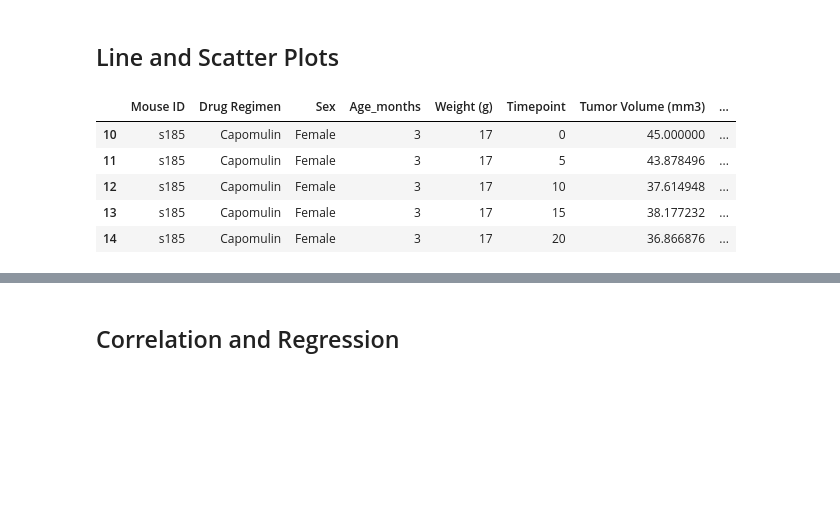
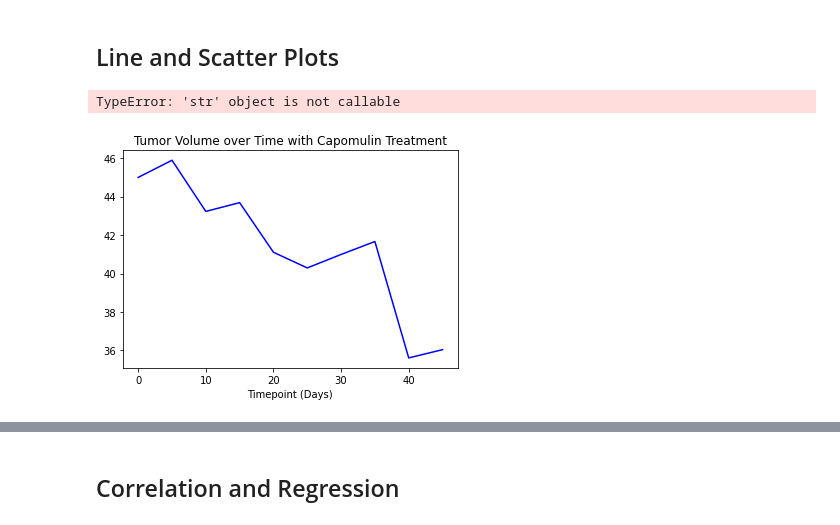
Before and after one commit to miatsivitse/matplotlib-challenge, a Jupyter notebook: Assignment/Assignment 5 - Pymaceuticals.ipynb, the cells around one changed output, grey strips where cells are left out. Saved outputs shown, nothing was run; the diff lists cells and outputs as text; code cells hidden in the pictures; blank space fills up the shorter version.

```diff
--- a/Assignment/Assignment 5 - Pymaceuticals.ipynb
+++ b/Assignment/Assignment 5 - Pymaceuticals.ipynb
@@ -298,20 +298,18 @@ plt.show()
 # %%
 # Generate a line plot of tumor volume vs. time point for a mouse treated with Capomulin
 capomulin_data = mice_duplicates_removed.loc[mice_duplicates_removed['Drug Regimen'] == 'Capomulin']
 capomulin_data.head()
 
-cap_mouse_sample=capomulin_data.sample().reset_n
+cap_mouse_sample=capomulin_data.sample().reset_index()['Mouse ID'][0]
 cap_mouse_sample=capomulin_data[capomulin_data['Mouse ID'] == cap_mouse_sample]
 plt.plot(cap_mouse_sample['Timepoint'],
          cap_mouse_sample['Tumor Volume (mm3)'],
          color='blue', label='Capomulin')
 plt.title("Tumor Volume over Time with Capomulin Treatment")
+plt.xlabel("Timepoint (Days)")
+plt.ylabel("Tumor Volume mm3 ")
 # %% [output]
-|  | Mouse ID | Drug Regimen | Sex | Age_months | Weight (g) | Timepoint | Tumor Volume (mm3) | ... |
-| 10 | s185 | Capomulin | Female | 3 | 17 | 0 | 45.000000 | ... |
-| 11 | s185 | Capomulin | Female | 3 | 17 | 5 | 43.878496 | ... |
-| 12 | s185 | Capomulin | Female | 3 | 17 | 10 | 37.614948 | ... |
-| 13 | s185 | Capomulin | Female | 3 | 17 | 15 | 38.177232 | ... |
-| 14 | s185 | Capomulin | Female | 3 | 17 | 20 | 36.866876 | ... |
+TypeError: 'str' object is not callable
+[figure, added]
 # %%
 # Generate a scatter plot of average tumor volume vs. mouse weight for the Capomulin regimen
```
Also changed, not shown: parts of 2 cells of this notebook.
